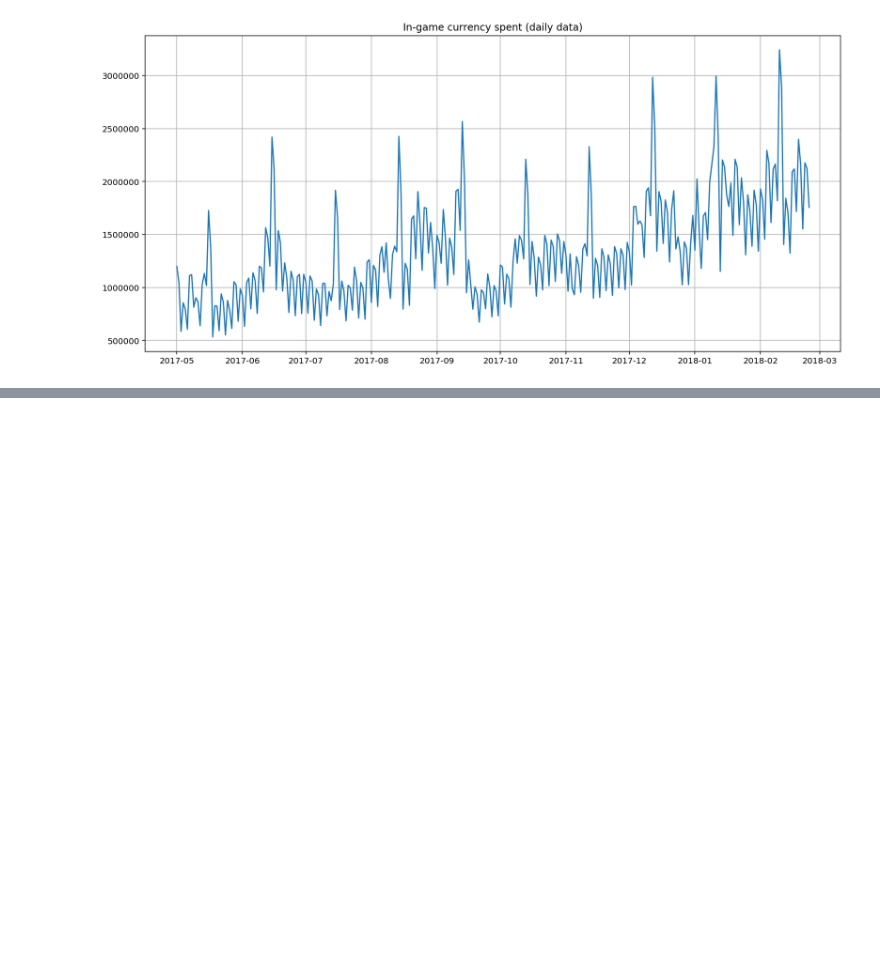
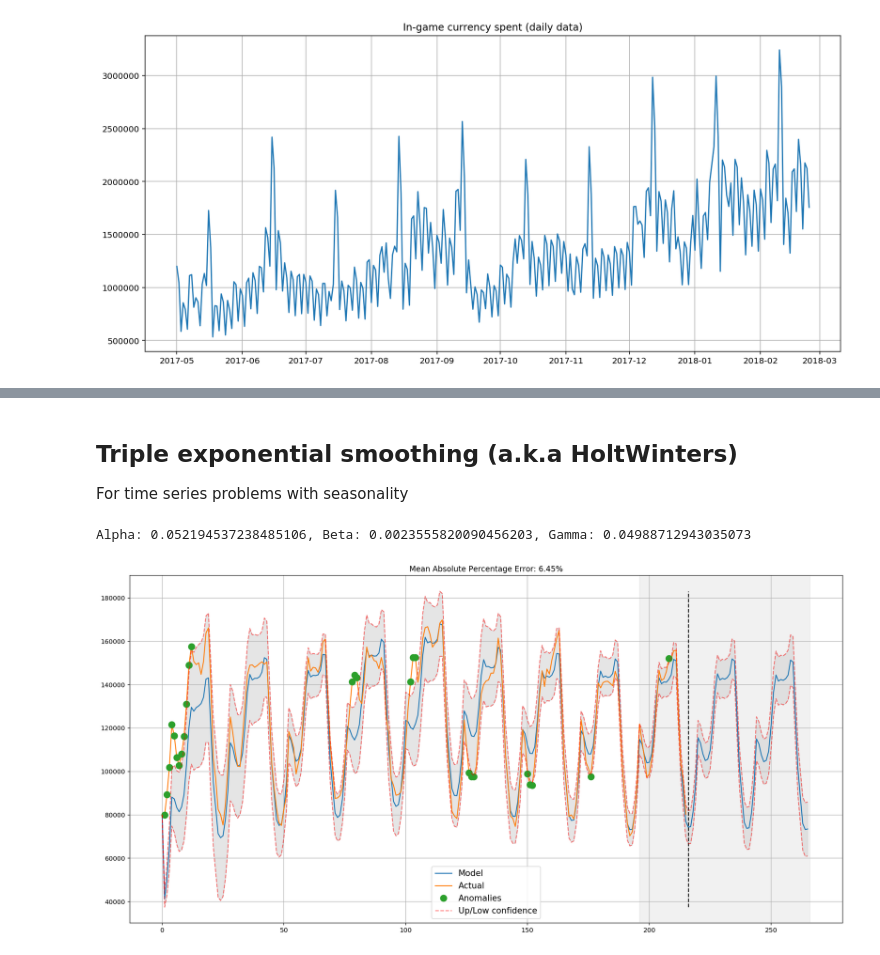
Before and after one commit to EKami/torchlite, a Jupyter notebook: examples-ts/simple_ts_models.ipynb, the cells around one changed output, grey strips where cells are left out. Drawn from its saved outputs; the diff is of its cells as text; code cells hidden in the pictures; blank space fills up the shorter version.

```diff
--- a/examples-ts/simple_ts_models.ipynb
+++ b/examples-ts/simple_ts_models.ipynb
@@ -54,0 +74,11 @@ File already exists.
+# %% [markdown]
+## Triple exponential smoothing (a.k.a HoltWinters)
+
+For time series problems with seasonality
+# %%
+hw = tts.HoltWinters(ads["Ads"], slen=24, alpha=0, beta=0, gamma=0, n_preds=50)
+hw.get_best_parameters(inplace=True)
+output = hw.triple_exponential_smoothing(plot_results=True, plot_intervals=True, plot_anomalies=True)
+# %% [output]
+Alpha: 0.052194537238485106, Beta: 0.0023555820090456203, Gamma: 0.04988712943035073
+[figure, added]
```
Also changed, not shown: parts of 17 cells of this notebook, 1 other file.
